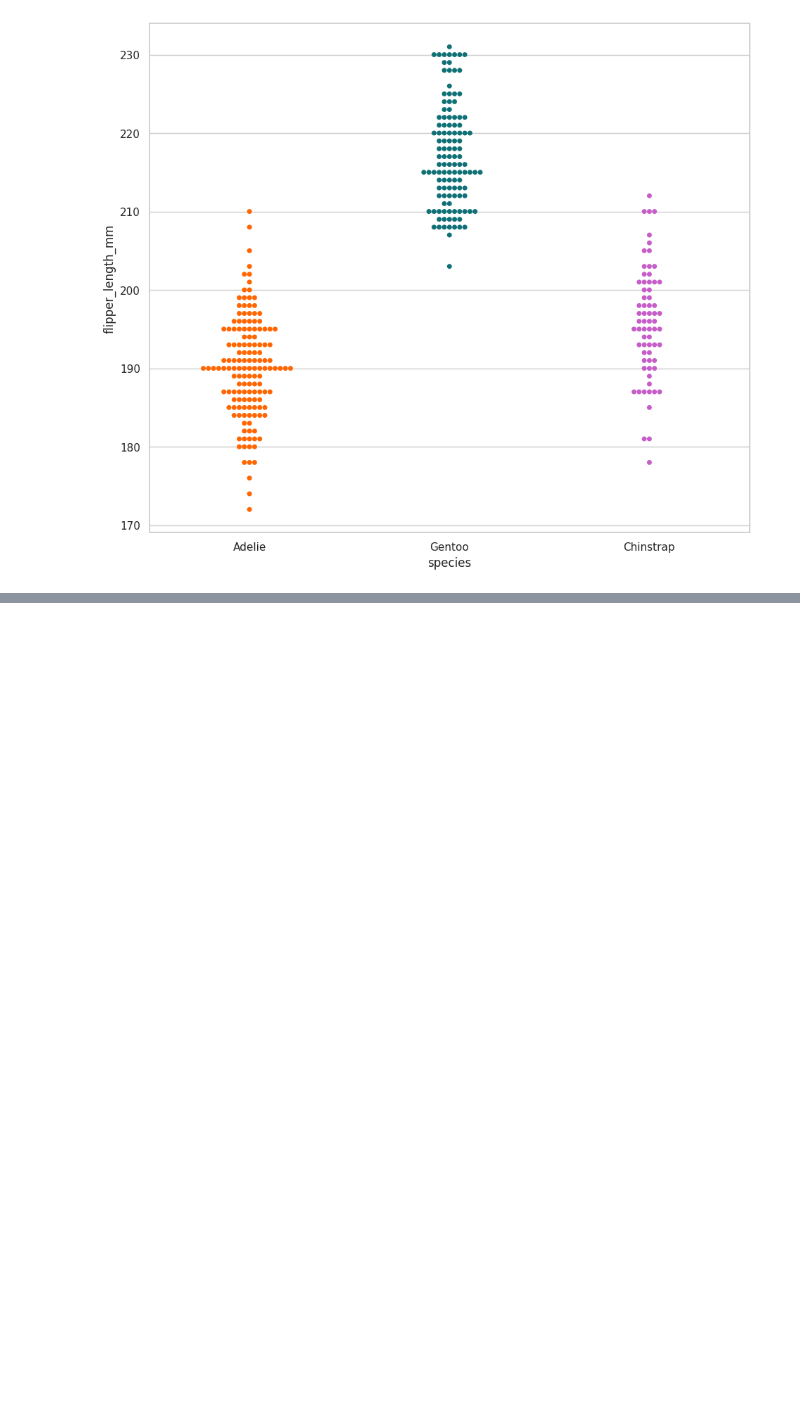
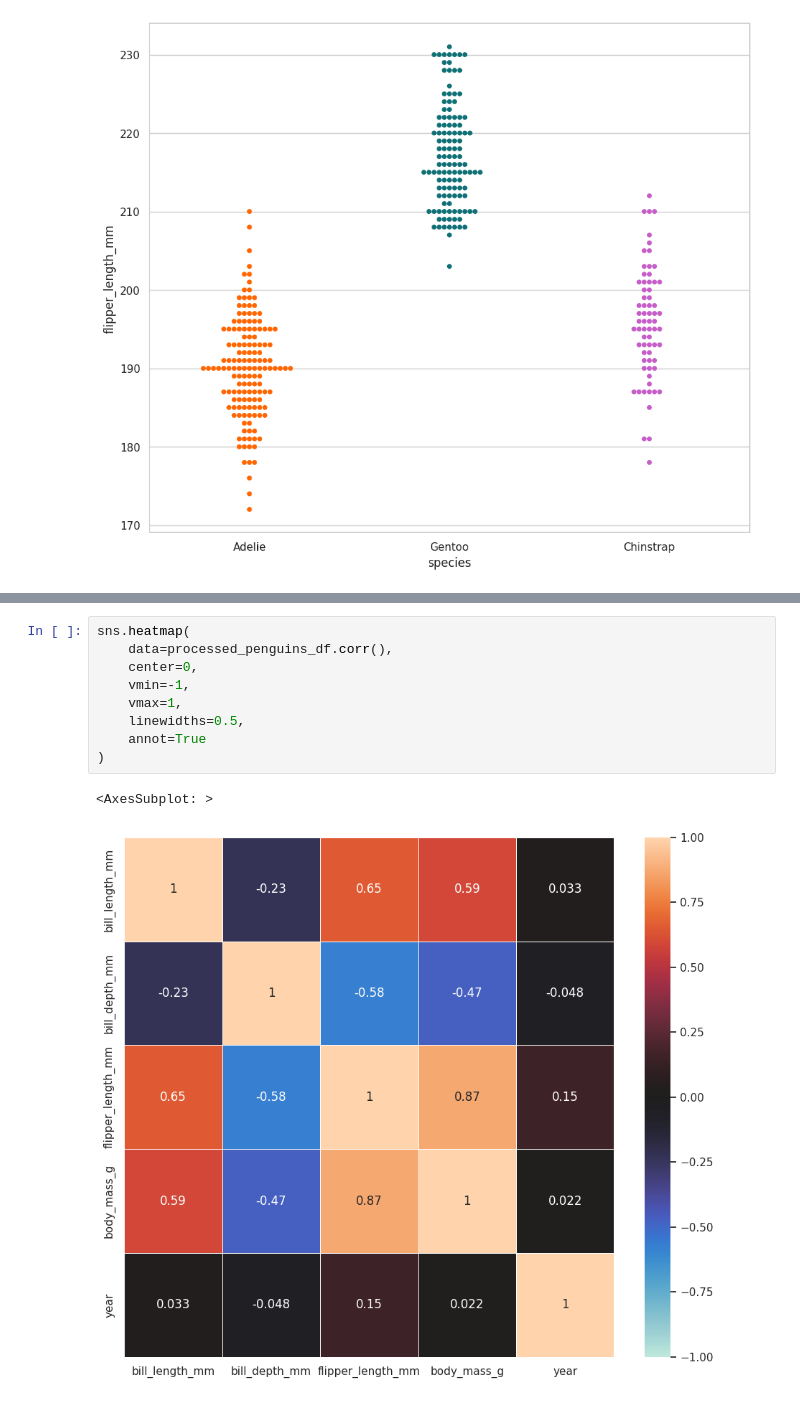
Before and after one commit to electrojam/Curso-de-Analisis-Exploratorio-de-Datos, a Jupyter notebook: 1-conociendo nuestros datos.ipynb, the cells around one changed output, grey strips where cells are left out. Drawn from its saved outputs; the diff is of its cells as text; blank space fills up the shorter version.

```diff
--- a/1-conociendo nuestros datos.ipynb
+++ b/1-conociendo nuestros datos.ipynb
@@ -1335,0 +1325,12 @@ sns.swarmplot(
+# %%
+sns.heatmap(
+    data=processed_penguins_df.corr(),
+    center=0,
+    vmin=-1,
+    vmax=1,
+    linewidths=0.5,
+    annot=True
+)
+# %% [output]
+<AxesSubplot: >
+[figure, added]
```
Also changed, not shown: parts of 13 cells of this notebook.
